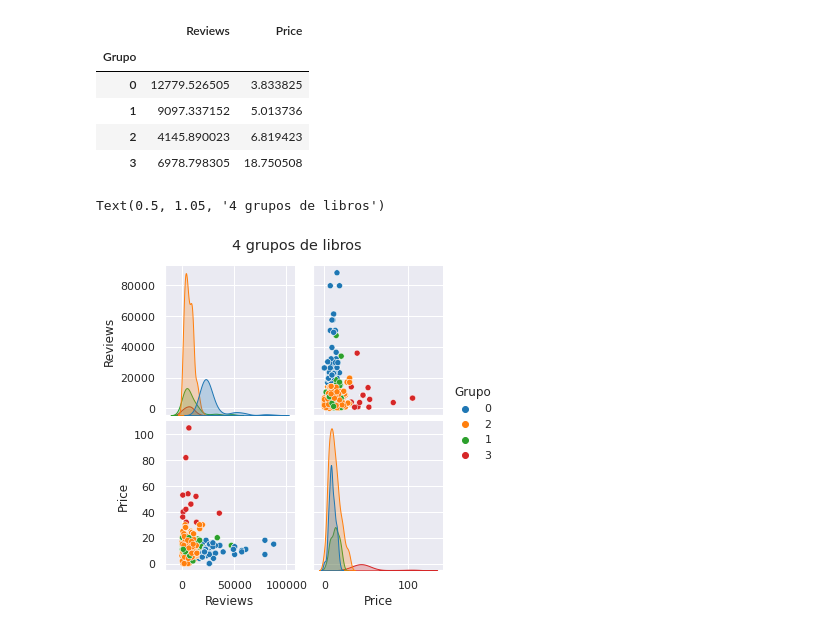
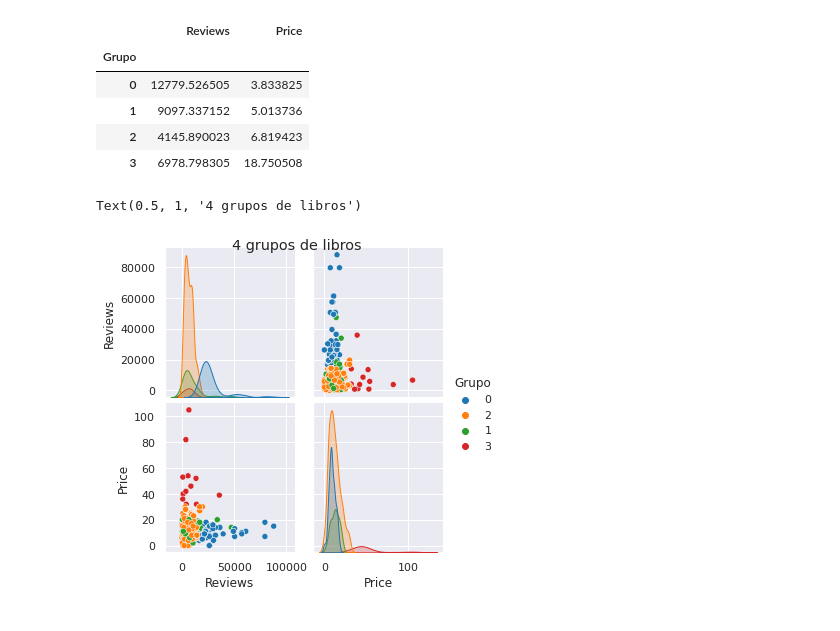
Before and after one commit to A01352033/El-arte-de-la-analitica, a Jupyter notebook: Actividad9.2/09_2_actividad_k_means.ipynb, the cells around one changed output. Drawn from its saved outputs; the diff is of its cells as text; code cells hidden in the pictures.

```diff
--- a/Actividad9.2/09_2_actividad_k_means.ipynb
+++ b/Actividad9.2/09_2_actividad_k_means.ipynb
@@ -226,8 +265,8 @@ relevantes.groupby('Grupo').std()
 # %%
 # Grafica los grupos con un pairplot y con un scatterplot en 3D
 # (si es necesario). Analiza las características de cada grupo.
 sns.pairplot(data=relevantes, hue='Grupo', palette='tab10')
-plt.suptitle('4 grupos de libros', y=1.05)
+plt.suptitle('4 grupos de libros', y=1)
 # %% [output]
-Text(0.5, 1.05, '4 grupos de libros')
+Text(0.5, 1, '4 grupos de libros')
-[figure, old version]
+[figure, new version]
```
Also changed, not shown: parts of 6 cells of this notebook, 1 other file.
